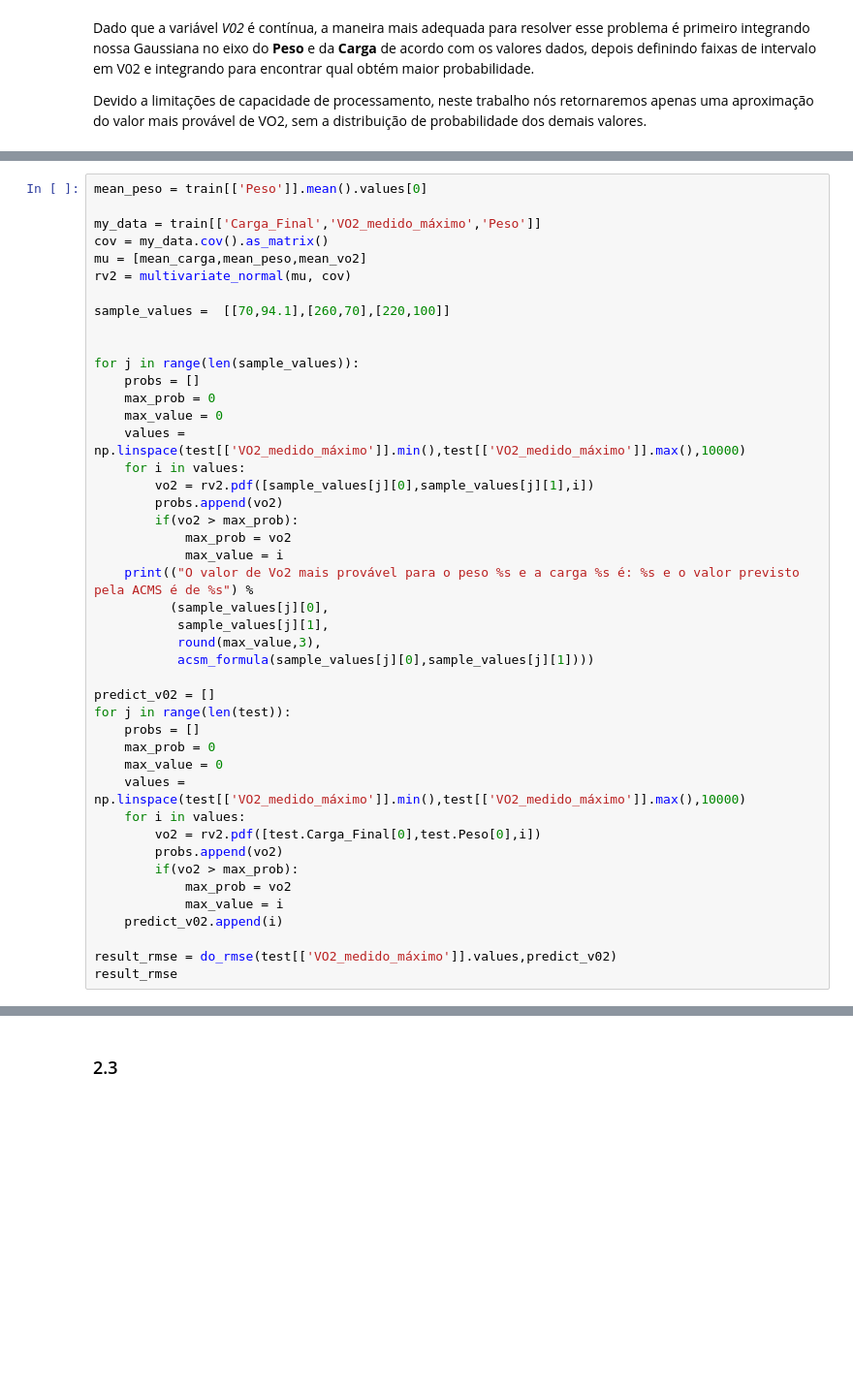
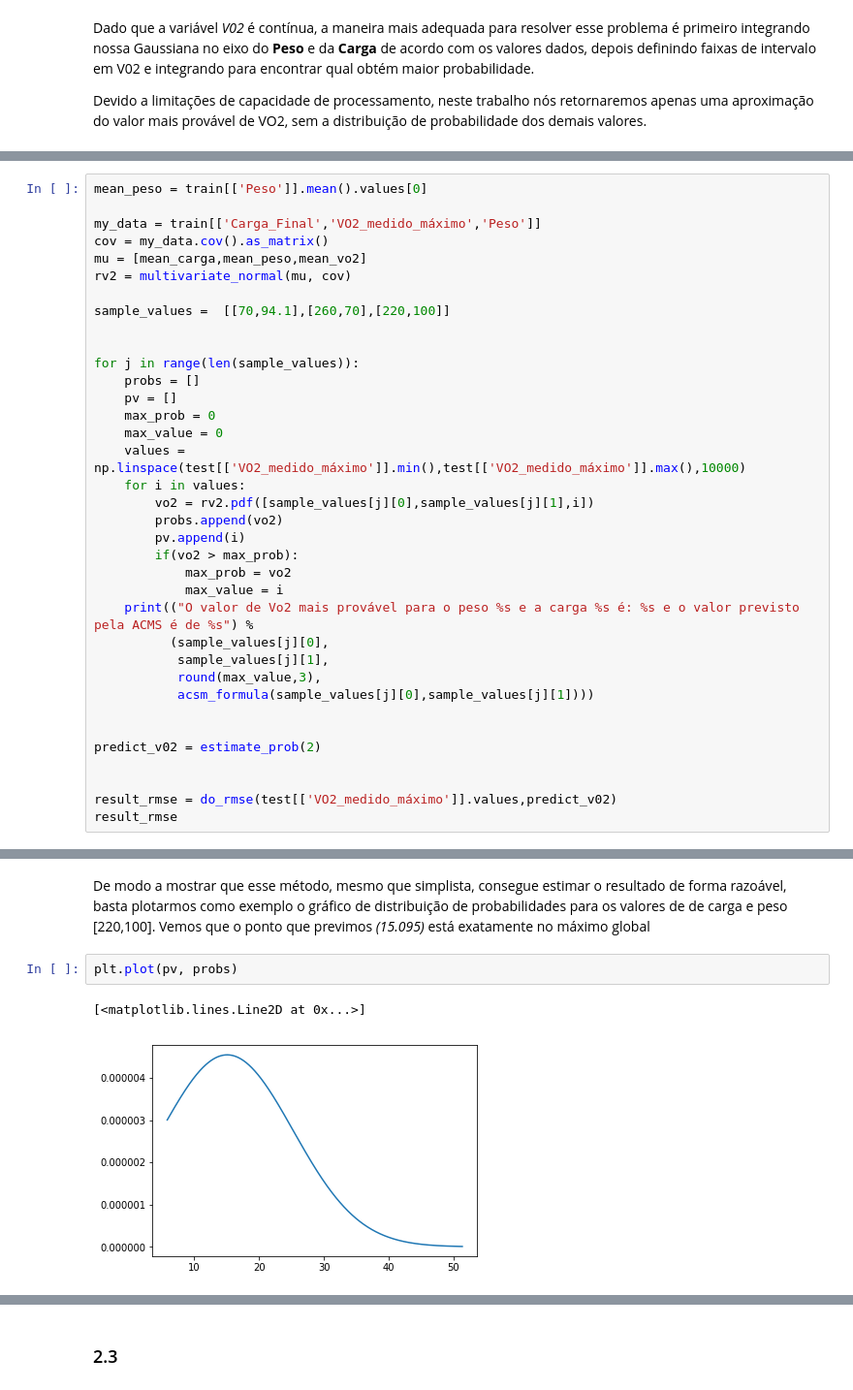
Before and after one commit to lucaslrolim/COS623-MachineLearning, a Jupyter notebook: Lista 3 ML.ipynb, the cells around one changed output, grey strips where cells are left out. Shown at 97% size. Cells and saved outputs as stored; diff of their text form; blank space fills up the shorter version.

Commit message:
questao 2 finalizada

```diff
--- a/Lista 3 ML.ipynb
+++ b/Lista 3 ML.ipynb
@@ -212,12 +233,14 @@ sample_values =  [[70,94.1],[260,70],[220,100]]
 
 for j in range(len(sample_values)):
     probs = []
+    pv = []
     max_prob = 0
     max_value = 0
     values = np.linspace(test[['VO2_medido_máximo']].min(),test[['VO2_medido_máximo']].max(),10000)
     for i in values:
         vo2 = rv2.pdf([sample_values[j][0],sample_values[j][1],i])
         probs.append(vo2)
+        pv.append(i)
         if(vo2 > max_prob):
             max_prob = vo2
             max_value = i
@@ -227,19 +250,9 @@ for j in range(len(sample_values)):
            round(max_value,3),
            acsm_formula(sample_values[j][0],sample_values[j][1])))
 
-predict_v02 = []
-for j in range(len(test)):
-    probs = []
-    max_prob = 0
-    max_value = 0
-    values = np.linspace(test[['VO2_medido_máximo']].min(),test[['VO2_medido_máximo']].max(),10000)
-    for i in values:
-        vo2 = rv2.pdf([test.Carga_Final[0],test.Peso[0],i])
-        probs.append(vo2)
-        if(vo2 > max_prob):
-            max_prob = vo2
-            max_value = i
-    predict_v02.append(i)
+
+predict_v02 = estimate_prob(2)
+
 
 result_rmse = do_rmse(test[['VO2_medido_máximo']].values,predict_v02)
 result_rmse
@@ -245,0 +264,7 @@ result_rmse
+# %% [markdown]
+De modo a mostrar que esse método, mesmo que simplista, consegue estimar o resultado de forma razoável, basta plotarmos como exemplo o gráfico de distribuição de probabilidades para os valores de de carga e peso [220,100]. Vemos que o ponto que previmos *(15.095)* está exatamente no máximo global
+# %%
+plt.plot(pv, probs)
+# %% [output]
+[<matplotlib.lines.Line2D at 0x...>]
+[figure, added]
```
Also changed, not shown: parts of 8 cells of this notebook.
